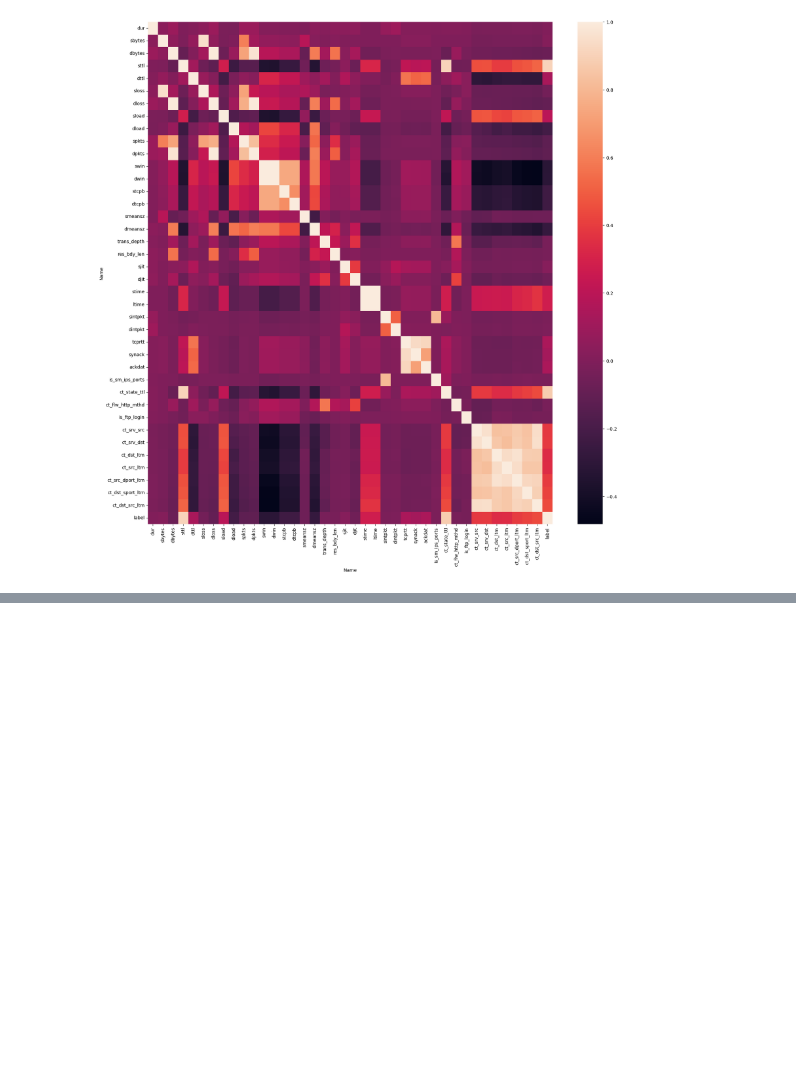
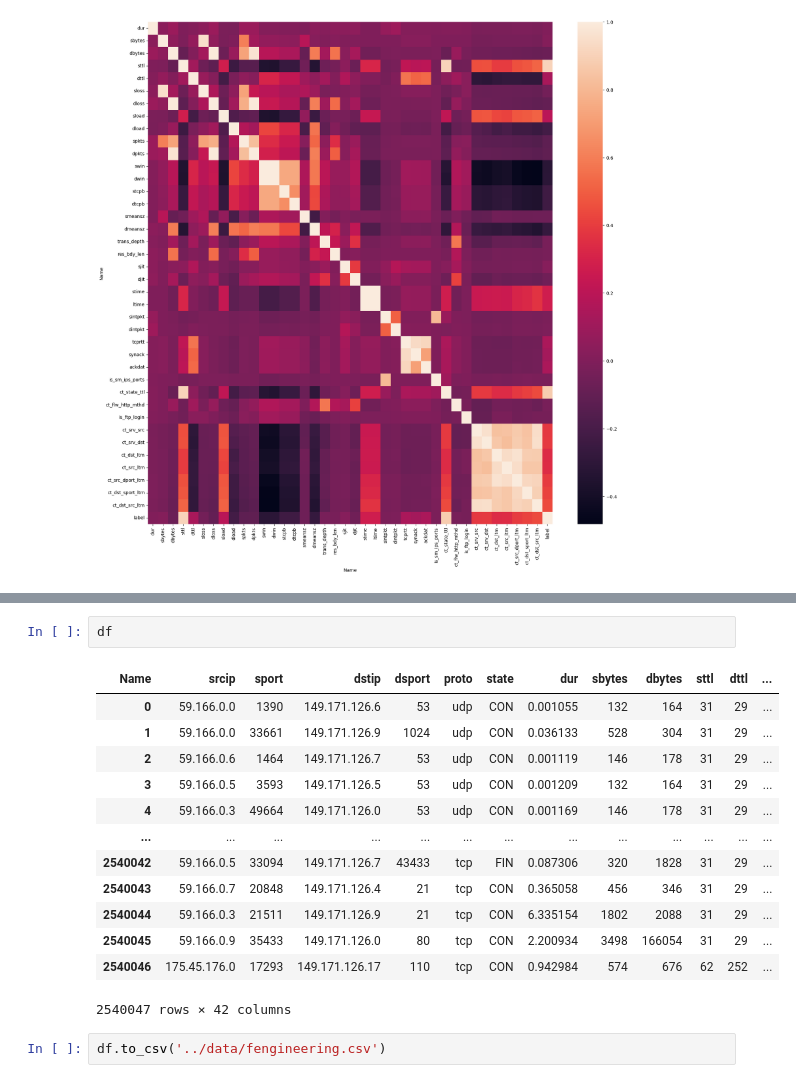
Before and after one commit to Pereli/NIDS, a Jupyter notebook: notebooks/cleaning.ipynb, the cells around one changed output, grey strips where cells are left out. Cells and saved outputs as stored; diff of their text form; blank space fills up the shorter version.

```diff
--- a/notebooks/cleaning.ipynb
+++ b/notebooks/cleaning.ipynb
@@ -216,0 +449,18 @@ sns.heatmap(df.corr());
+# %%
+df
+# %% [output]
+| Name | srcip | sport | dstip | dsport | proto | state | dur | sbytes | dbytes | sttl | dttl | ... |
+| 0 | 59.166.0.0 | 1390 | 149.171.126.6 | 53 | udp | CON | 0.001055 | 132 | 164 | 31 | 29 | ... |
+| 1 | 59.166.0.0 | 33661 | 149.171.126.9 | 1024 | udp | CON | 0.036133 | 528 | 304 | 31 | 29 | ... |
+| 2 | 59.166.0.6 | 1464 | 149.171.126.7 | 53 | udp | CON | 0.001119 | 146 | 178 | 31 | 29 | ... |
+| 3 | 59.166.0.5 | 3593 | 149.171.126.5 | 53 | udp | CON | 0.001209 | 132 | 164 | 31 | 29 | ... |
+| 4 | 59.166.0.3 | 49664 | 149.171.126.0 | 53 | udp | CON | 0.001169 | 146 | 178 | 31 | 29 | ... |
+| ... | ... | ... | ... | ... | ... | ... | ... | ... | ... | ... | ... | ... |
+| 2540042 | 59.166.0.5 | 33094 | 149.171.126.7 | 43433 | tcp | FIN | 0.087306 | 320 | 1828 | 31 | 29 | ... |
+| 2540043 | 59.166.0.7 | 20848 | 149.171.126.4 | 21 | tcp | CON | 0.365058 | 456 | 346 | 31 | 29 | ... |
+| 2540044 | 59.166.0.3 | 21511 | 149.171.126.9 | 21 | tcp | CON | 6.335154 | 1802 | 2088 | 31 | 29 | ... |
+| 2540045 | 59.166.0.9 | 35433 | 149.171.126.0 | 80 | tcp | CON | 2.200934 | 3498 | 166054 | 31 | 29 | ... |
+| 2540046 | 175.45.176.0 | 17293 | 149.171.126.17 | 110 | tcp | CON | 0.942984 | 574 | 676 | 62 | 252 | ... |
+2540047 rows × 42 columns
+# %%
+df.to_csv('../data/fengineering.csv')
```
Also changed, not shown: parts of 37 cells of this notebook, 13 other files.
